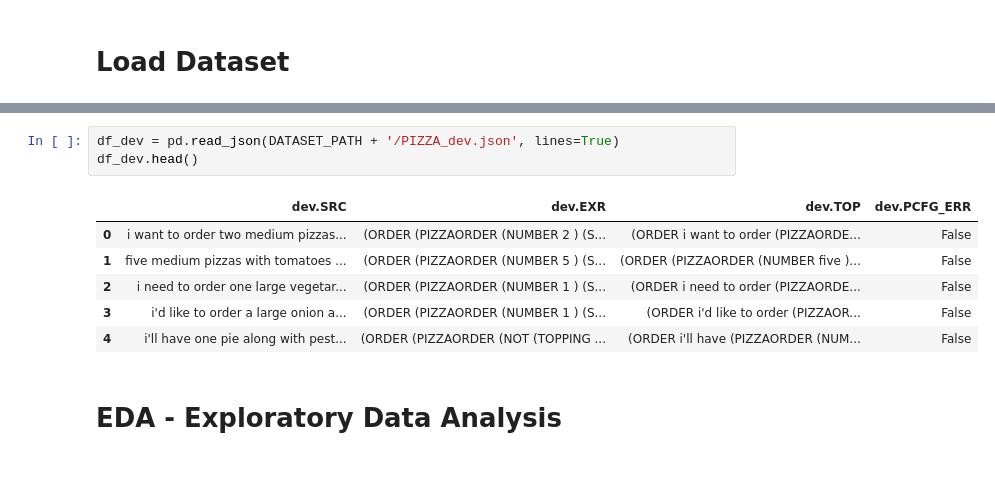
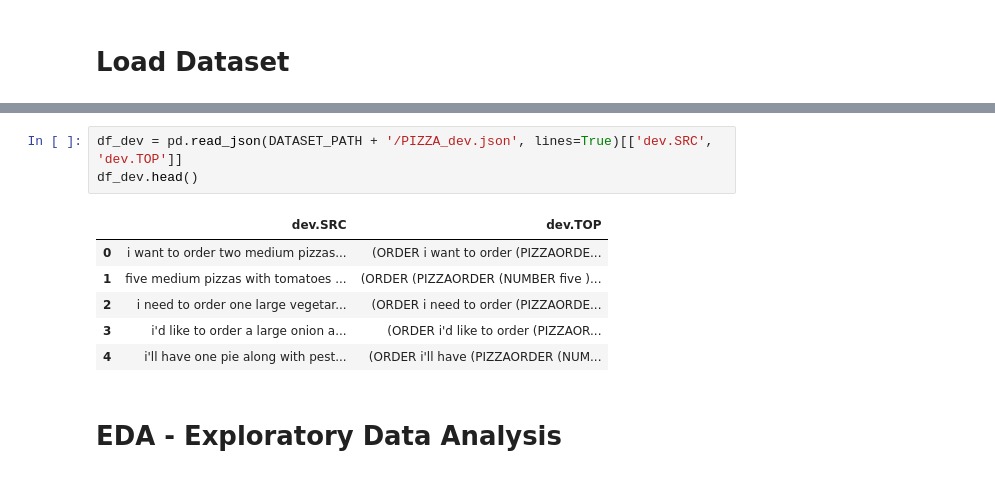
Before and after one commit to ahmedtarekabd/NLP-Pizza-NER, a Jupyter notebook: pizza_ner.ipynb, the cells around one changed output, grey strips where cells are left out. Drawn from its saved outputs; the diff is of its cells as text.

```diff
--- a/pizza_ner.ipynb
+++ b/pizza_ner.ipynb
@@ -118,13 +125,13 @@ df_train.head()
 # %%
-df_dev = pd.read_json(DATASET_PATH + '/PIZZA_dev.json', lines=True)
+df_dev = pd.read_json(DATASET_PATH + '/PIZZA_dev.json', lines=True)[['dev.SRC', 'dev.TOP']]
 df_dev.head()
 # %% [output]
-|  | dev.SRC | dev.EXR | dev.TOP | dev.PCFG_ERR |
-| 0 | i want to order two medium pizzas... | (ORDER (PIZZAORDER (NUMBER 2 ) (S... | (ORDER i want to order (PIZZAORDE... | False |
-| 1 | five medium pizzas with tomatoes ... | (ORDER (PIZZAORDER (NUMBER 5 ) (S... | (ORDER (PIZZAORDER (NUMBER five )... | False |
-| 2 | i need to order one large vegetar... | (ORDER (PIZZAORDER (NUMBER 1 ) (S... | (ORDER i need to order (PIZZAORDE... | False |
-| 3 | i'd like to order a large onion a... | (ORDER (PIZZAORDER (NUMBER 1 ) (S... | (ORDER i'd like to order (PIZZAOR... | False |
-| 4 | i'll have one pie along with pest... | (ORDER (PIZZAORDER (NOT (TOPPING ... | (ORDER i'll have (PIZZAORDER (NUM... | False |
+|  | dev.SRC | dev.TOP |
+| 0 | i want to order two medium pizzas... | (ORDER i want to order (PIZZAORDE... |
+| 1 | five medium pizzas with tomatoes ... | (ORDER (PIZZAORDER (NUMBER five )... |
+| 2 | i need to order one large vegetar... | (ORDER i need to order (PIZZAORDE... |
+| 3 | i'd like to order a large onion a... | (ORDER i'd like to order (PIZZAOR... |
+| 4 | i'll have one pie along with pest... | (ORDER i'll have (PIZZAORDER (NUM... |
 # %% [markdown]
 # EDA - Exploratory Data Analysis
 # %% [markdown]
```
Also changed, not shown: parts of 56 cells of this notebook, 3 other files.
